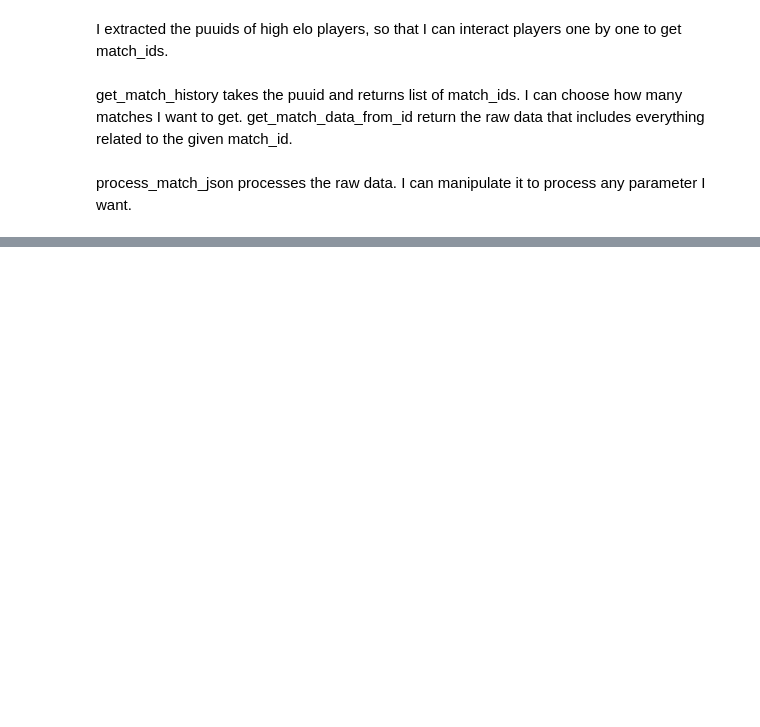
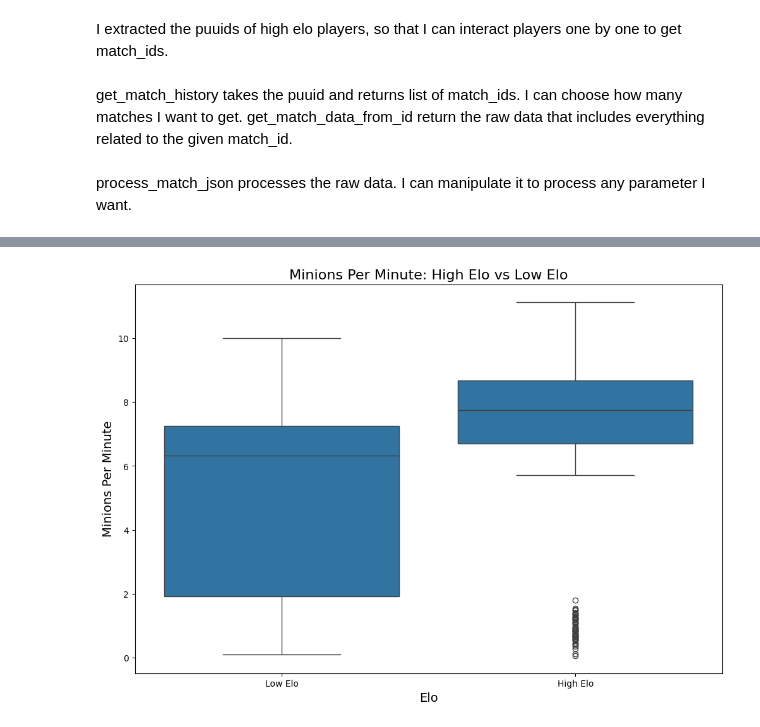
Before and after one commit to umutolcer/DSA210-Term-Project, a Jupyter notebook: main.ipynb, the cells around one changed output, grey strips where cells are left out. Saved outputs shown, nothing was run; the diff lists cells and outputs as text; code cells hidden in the pictures; blank space fills up the shorter version.

```diff
--- a/main.ipynb
+++ b/main.ipynb
@@ -174,0 +210,14 @@ I also added my own match data to make it more interesting.
+# %%
+low_elo_df['elo'] = 'Low Elo'
+high_elo_df['elo'] = 'High Elo'
+combined_df = pd.concat([low_elo_df[['minionsPerMinute', 'elo']],
+                         high_elo_df[['minionsPerMinute', 'elo']]])
+
+plt.figure(figsize=(12, 8))
+sns.boxplot(x='elo', y='minionsPerMinute', data=combined_df)
+plt.title('Minions Per Minute: High Elo vs Low Elo', fontsize=16)
+plt.xlabel('Elo', fontsize=14)
+plt.ylabel('Minions Per Minute', fontsize=14)
+plt.show()
+# %% [output]
+[figure, added]
```
Also changed, not shown: parts of 17 cells of this notebook.
